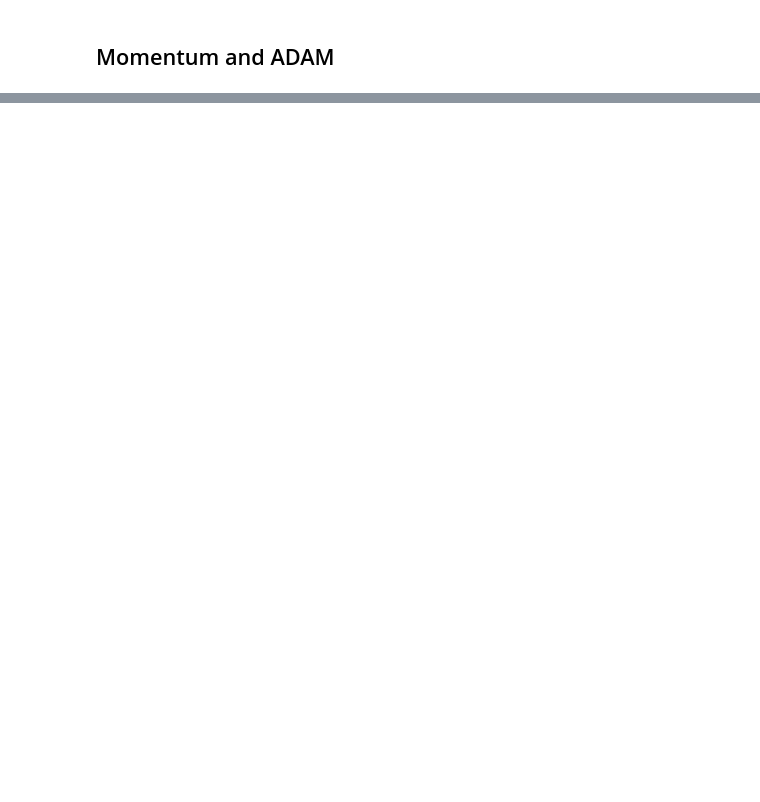
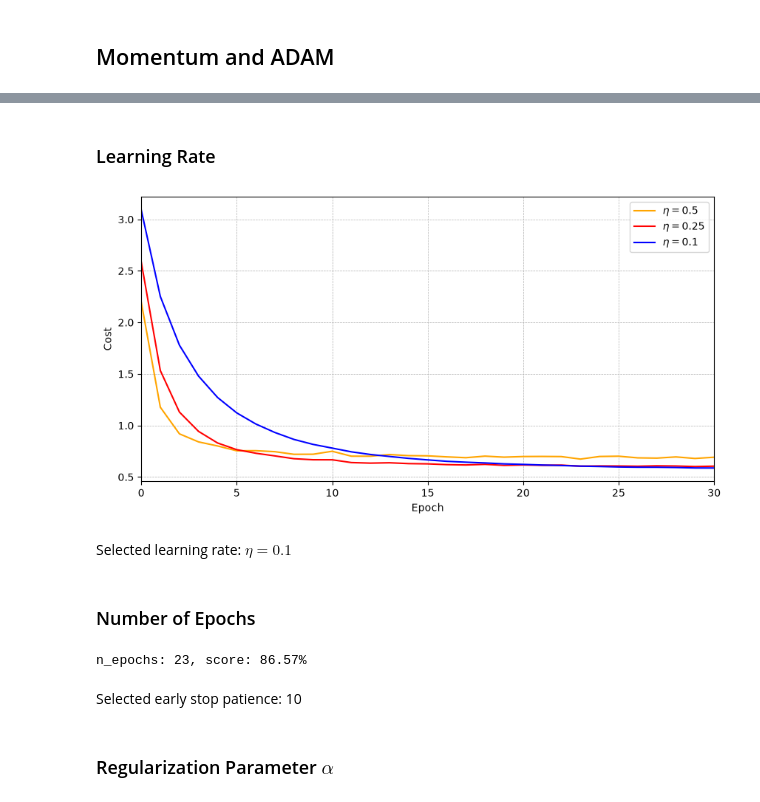
Before and after one commit to svd-jelo/deep-learning, a Jupyter notebook: 202-optimization-methods.ipynb, the cells around one changed output, grey strips where cells are left out. Cells and saved outputs as stored; diff of their text form; code cells hidden in the pictures; blank space fills up the shorter version.

```diff
--- a/202-optimization-methods.ipynb
+++ b/202-optimization-methods.ipynb
@@ -94,0 +107,15 @@ plt.show()
+# %%
+X, y = load_examples_mnist(n_samples=60000)
+X_test, y_test = load_examples_mnist(n_samples=10000,
+                                     images_path='data/mnist-handwritten-images/t10k-images-idx3-ubyte/t10k-images-idx3-ubyte',
+                                     labels_path='data/mnist-handwritten-images/t10k-labels-idx1-ubyte/t10k-labels-idx1-ubyte')
+
+X_train, X_val, y_train, y_val = train_test_split(X, y, test_size=0.9, random_state=1)
+
+scaler = StandardScaler()
+encoder = LabelBinarizer()
+
+X_train_t = scaler.fit_transform(X_train).T
+y_train_t = encoder.fit_transform(y_train).T
+X_val_t = scaler.transform(X_val).T
+y_val_t = encoder.transform(y_val).T
@@ -94,0 +137,39 @@ plt.show()
+# %% [markdown]
+### Learning Rate
+# %%
+cost = net.train_cost_cache
+lrs = [0.5, 0.25, 0.1]
+colors = ['orange', 'red', 'blue']
+labels = [rf'$\eta = {lr}$' for lr in lrs]
+fig, axs = plt.subplots(figsize=(10,5))
+for lr, color, label in zip(lrs, colors, labels):
+    net.set_params(**dict(learning_rate=lr))
+    net.fit(X_train_t, y_train_t, X_val_t, y_val_t)
+    cost = net.train_cost_cache
+    axs.plot(range(32),cost,color=color,label=label)
+axs.set_xlabel("Epoch")
+axs.set_ylabel("Cost")
+axs.set_xlim(0,30)
+axs.grid(visible=True, axis="both", which="major", linestyle="--", linewidth="0.5")
+axs.legend()
+plt.show()
+# %% [output]
+[figure, added]
+# %% [markdown]
+Selected learning rate: $\eta=0.1$
+# %% [markdown]
+### Number of Epochs
+# %%
+net = Network(sizes, activation_functions, mini_batch_size=mini_batch_size, cost="cross_entropy", init_method="naive",
+              max_epochs=400, random_state=1, verbose=False, monitor_cost=True, monitor_accuracy=True, learning_rate=0.25,
+              penalty='l2', alpha=8.6)
+
+net.set_params(**dict(early_stop_patience=10))
+net.fit(X_train_t, y_train_t, X_val_t, y_val_t)
+print(f'n_epochs: {net.n_epochs}, score: {net.score(X_val_t, y_val_t):.2%}')
+# %% [output]
+n_epochs: 23, score: 86.57%
+# %% [markdown]
+Selected early stop patience: 10
+# %% [markdown]
+### Regularization Parameter $\alpha$
```
Also changed, not shown: parts of 10 cells of this notebook.
